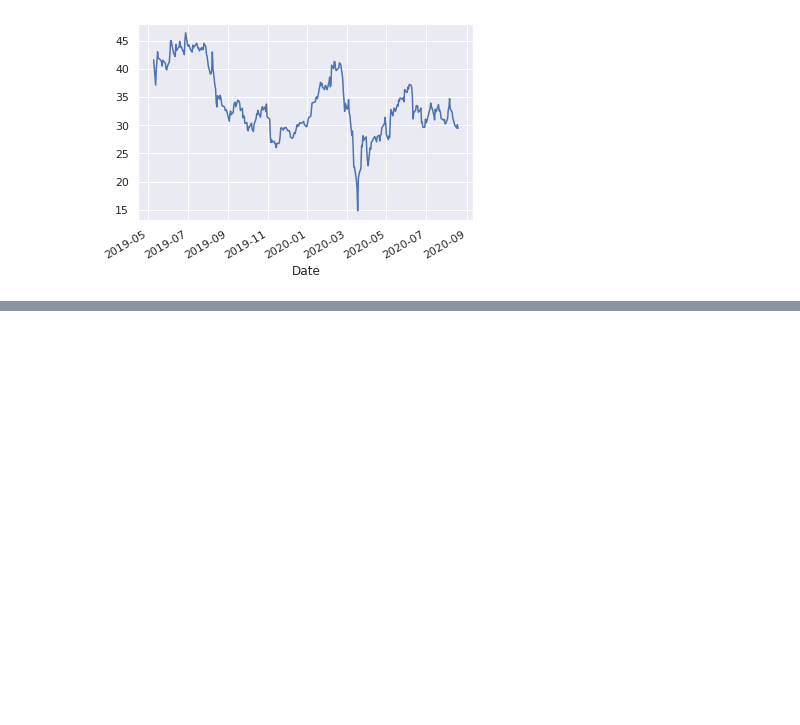
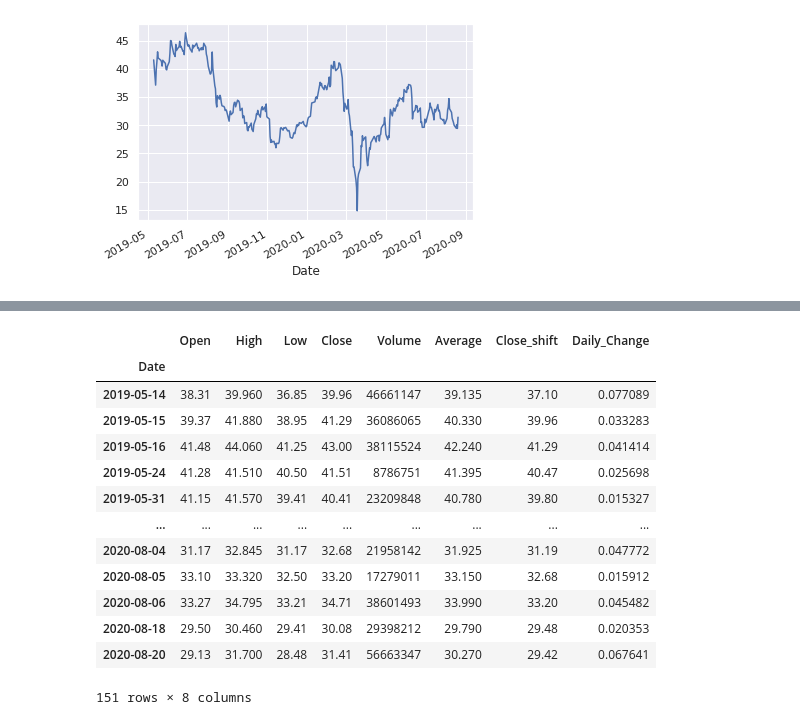
Before and after one commit to dgierejkiewicz/data-science, a Jupyter notebook: dane_gieldowe.ipynb, the cells around one changed output, grey strips where cells are left out. Drawn from its saved outputs; the diff is of its cells as text; code cells hidden in the pictures; blank space fills up the shorter version.

```diff
--- a/dane_gieldowe.ipynb
+++ b/dane_gieldowe.ipynb
@@ -438,0 +467,17 @@ df.Close.plot()
+# %%
+df[df.Daily_Change > 0]
+# %% [output]
+|  | Open | High | Low | Close | Volume | Average | Close_shift | Daily_Change |
+| Date |  |  |  |  |  |  |  |  |
+| 2019-05-14 | 38.31 | 39.960 | 36.85 | 39.96 | 46661147 | 39.135 | 37.10 | 0.077089 |
+| 2019-05-15 | 39.37 | 41.880 | 38.95 | 41.29 | 36086065 | 40.330 | 39.96 | 0.033283 |
+| 2019-05-16 | 41.48 | 44.060 | 41.25 | 43.00 | 38115524 | 42.240 | 41.29 | 0.041414 |
+| 2019-05-24 | 41.28 | 41.510 | 40.50 | 41.51 | 8786751 | 41.395 | 40.47 | 0.025698 |
+| 2019-05-31 | 41.15 | 41.570 | 39.41 | 40.41 | 23209848 | 40.780 | 39.80 | 0.015327 |
+| ... | ... | ... | ... | ... | ... | ... | ... | ... |
+| 2020-08-04 | 31.17 | 32.845 | 31.17 | 32.68 | 21958142 | 31.925 | 31.19 | 0.047772 |
+| 2020-08-05 | 33.10 | 33.320 | 32.50 | 33.20 | 17279011 | 33.150 | 32.68 | 0.015912 |
+| 2020-08-06 | 33.27 | 34.795 | 33.21 | 34.71 | 38601493 | 33.990 | 33.20 | 0.045482 |
+| 2020-08-18 | 29.50 | 30.460 | 29.41 | 30.08 | 29398212 | 29.790 | 29.48 | 0.020353 |
+| 2020-08-20 | 29.13 | 31.700 | 28.48 | 31.41 | 56663347 | 30.270 | 29.42 | 0.067641 |
+151 rows × 8 columns
```
Also changed, not shown: parts of 32 cells of this notebook.
